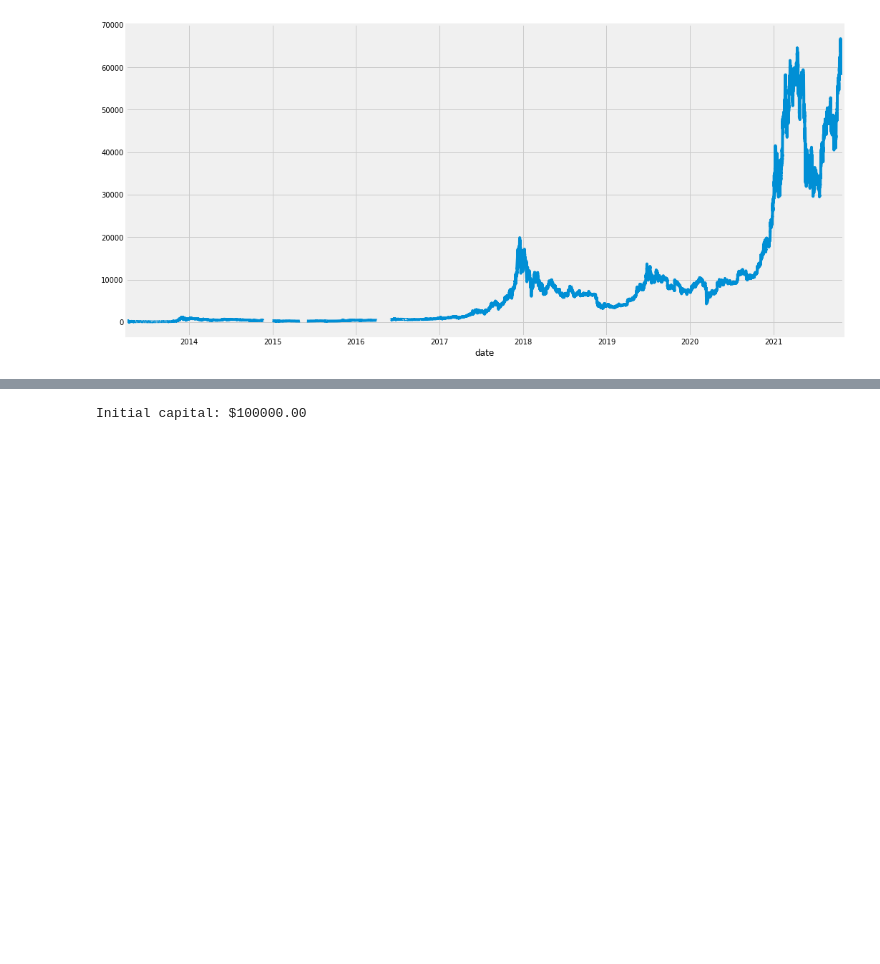
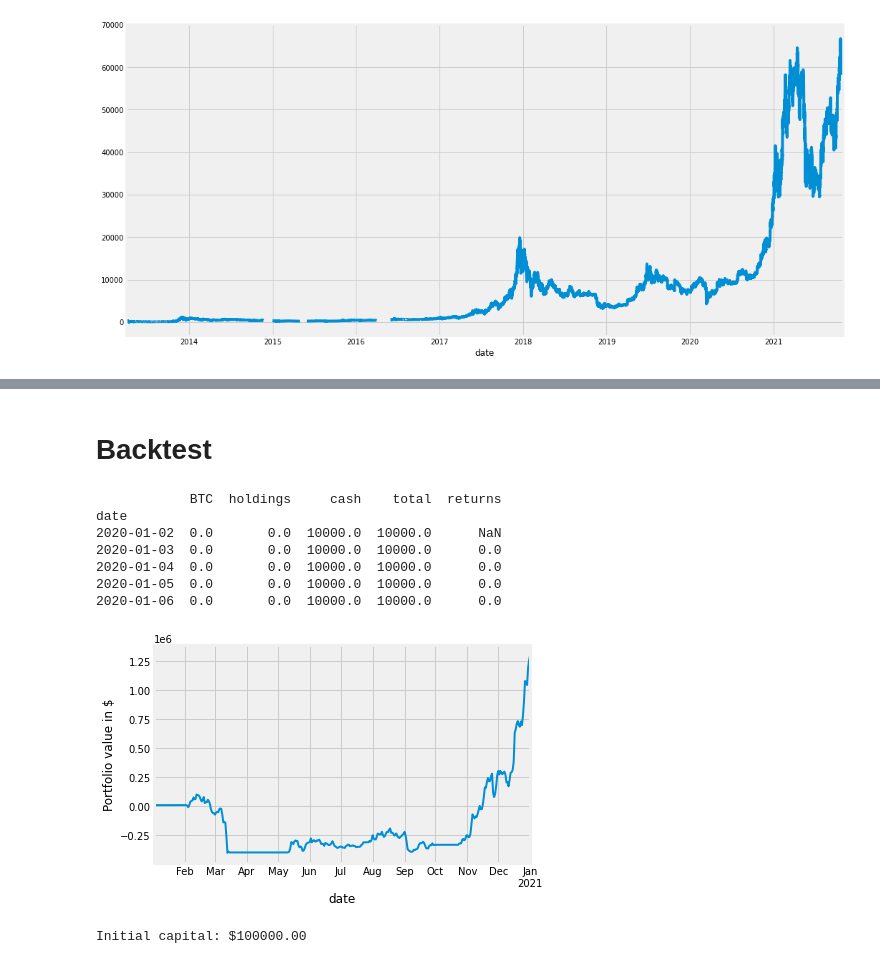
Before and after one commit to ayoubbensakhria/finance_algo, a Jupyter notebook: MA_and_Momentum_Model.ipynb, the cells around one changed output, grey strips where cells are left out. Saved outputs shown, nothing was run; the diff lists cells and outputs as text; code cells hidden in the pictures; blank space fills up the shorter version.

Commit message:
Add Backtest

```diff
--- a/MA_and_Momentum_Model.ipynb
+++ b/MA_and_Momentum_Model.ipynb
@@ -150,3 +150,62 @@ signals.head()
+# %% [markdown]
+# Backtest
+# %%
+# Set the initial capital
+initial_capital= float(10000.0)
+
+# Create a DataFrame `positions`
+positions = pd.DataFrame(index=signals.index).fillna(0.0)
+
+# Buy a 100 shares
+positions['BTC'] = 100*signals['signal']
+
+# Initialize the portfolio with value owned
+portfolio = positions.multiply(ddf['close'], axis=0)
+
+# Store the difference in shares owned
+pos_diff = positions.diff()
+
+# Add `holdings` to portfolio
+portfolio['holdings'] = (positions.multiply(ddf['close'], axis=0)).sum(axis=1)
+
+# Add `cash` to portfolio
+portfolio['cash'] = initial_capital - (pos_diff.multiply(ddf['close'], axis=0)).sum(axis=1).cumsum()
+
+# Add `total` to portfolio
+portfolio['total'] = portfolio['cash'] + portfolio['holdings']
+
+# Add `returns` to portfolio
+portfolio['returns'] = portfolio['total'].pct_change()
+
+# Print the first lines of `portfolio`
+print(portfolio.head())
+
+# Create a figure
+fig = plt.figure()
+
+ax1 = fig.add_subplot(111, ylabel='Portfolio value in $')
+
+# Plot the equity curve in dollars
+portfolio['total'].plot(ax=ax1, lw=2.)
+
+ax1.plot(portfolio.loc[signals.positions == 1.0].index,
+         portfolio.total[signals.positions == 1.0],
+         '^', markersize=10, color='m')
+ax1.plot(portfolio.loc[signals.positions == -1.0].index,
+         portfolio.total[signals.positions == -1.0],
+         'v', markersize=10, color='k')
+
+# Show the plot
+plt.show()
+# %% [output]
+            BTC  holdings     cash    total  returns
+date
+2020-01-02  0.0       0.0  10000.0  10000.0      NaN
+2020-01-03  0.0       0.0  10000.0  10000.0      0.0
+2020-01-04  0.0       0.0  10000.0  10000.0      0.0
+2020-01-05  0.0       0.0  10000.0  10000.0      0.0
+2020-01-06  0.0       0.0  10000.0  10000.0      0.0
+[figure, added]
 # %%
 # Calculate the momentum
 def calculate_momentum(data):
```
Also changed, not shown: parts of 3 cells of this notebook.
